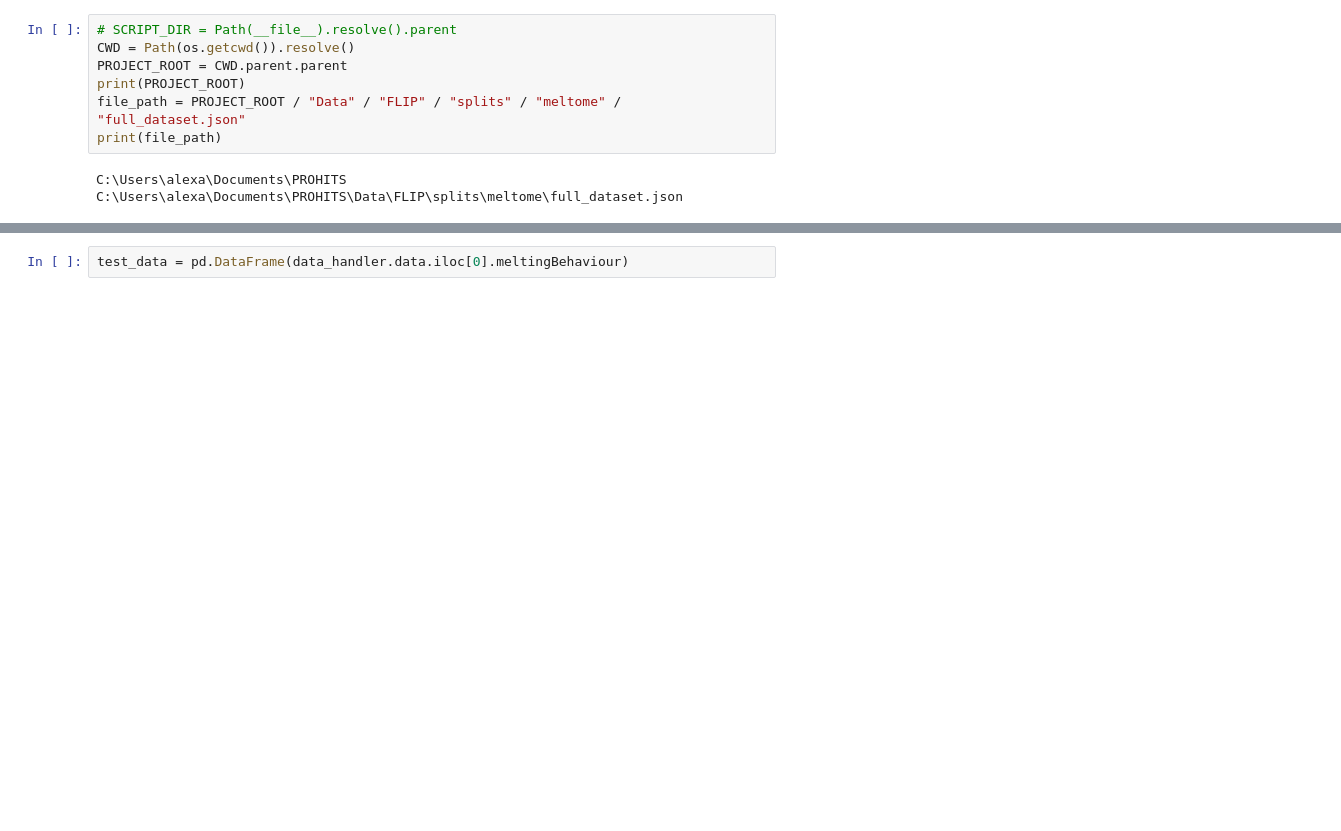
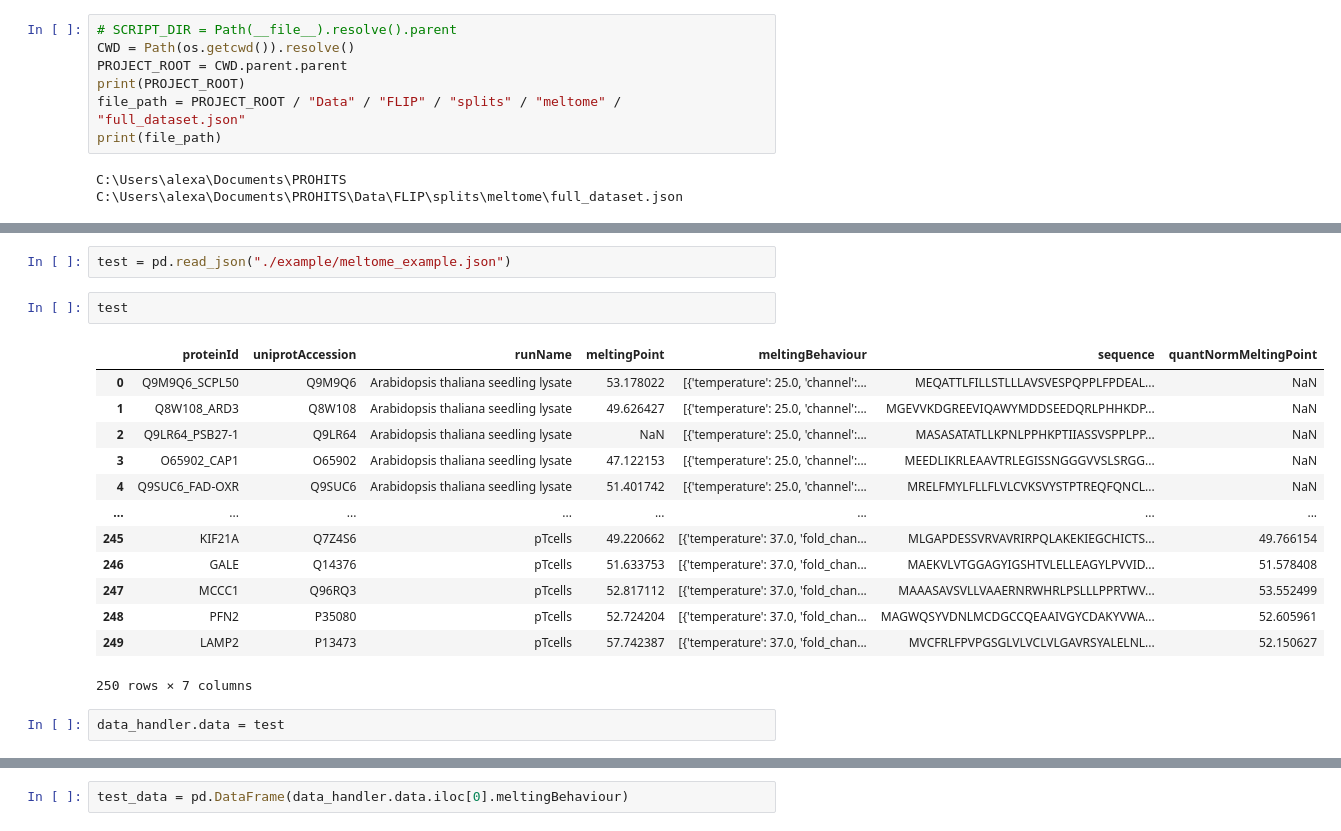
Before and after one commit to D3m0st3n/TPPCurveFitCLI, a Jupyter notebook: test.ipynb, the cells around one changed output, grey strips where cells are left out. Cells and saved outputs as stored; diff of their text form; blank space fills up the shorter version.

Commit message:
Argument parsing and example data for testing

```diff
--- a/test.ipynb
+++ b/test.ipynb
@@ -49,2 +54,22 @@ print(data_handler.data.shape)
 (221203, 7)
 (2500, 7)
+# %%
+test = pd.read_json("./example/meltome_example.json")
+# %%
+test
+# %% [output]
+|  | proteinId | uniprotAccession | runName | meltingPoint | meltingBehaviour | sequence | quantNormMeltingPoint |
+| 0 | Q9M9Q6_SCPL50 | Q9M9Q6 | Arabidopsis thaliana seedling lysate | 53.178022 | [{'temperature': 25.0, 'channel':... | MEQATTLFILLSTLLLAVSVESPQPPLFPDEAL... | NaN |
+| 1 | Q8W108_ARD3 | Q8W108 | Arabidopsis thaliana seedling lysate | 49.626427 | [{'temperature': 25.0, 'channel':... | MGEVVKDGREEVIQAWYMDDSEEDQRLPHHKDP... | NaN |
+| 2 | Q9LR64_PSB27-1 | Q9LR64 | Arabidopsis thaliana seedling lysate | NaN | [{'temperature': 25.0, 'channel':... | MASASATATLLKPNLPPHKPTIIASSVSPPLPP... | NaN |
+| 3 | O65902_CAP1 | O65902 | Arabidopsis thaliana seedling lysate | 47.122153 | [{'temperature': 25.0, 'channel':... | MEEDLIKRLEAAVTRLEGISSNGGGVVSLSRGG... | NaN |
+| 4 | Q9SUC6_FAD-OXR | Q9SUC6 | Arabidopsis thaliana seedling lysate | 51.401742 | [{'temperature': 25.0, 'channel':... | MRELFMYLFLLFLVLCVKSVYSTPTREQFQNCL... | NaN |
+| ... | ... | ... | ... | ... | ... | ... | ... |
+| 245 | KIF21A | Q7Z4S6 | pTcells | 49.220662 | [{'temperature': 37.0, 'fold_chan... | MLGAPDESSVRVAVRIRPQLAKEKIEGCHICTS... | 49.766154 |
+| 246 | GALE | Q14376 | pTcells | 51.633753 | [{'temperature': 37.0, 'fold_chan... | MAEKVLVTGGAGYIGSHTVLELLEAGYLPVVID... | 51.578408 |
+| 247 | MCCC1 | Q96RQ3 | pTcells | 52.817112 | [{'temperature': 37.0, 'fold_chan... | MAAASAVSVLLVAAERNRWHRLPSLLLPPRTWV... | 53.552499 |
+| 248 | PFN2 | P35080 | pTcells | 52.724204 | [{'temperature': 37.0, 'fold_chan... | MAGWQSYVDNLMCDGCCQEAAIVGYCDAKYVWA... | 52.605961 |
+| 249 | LAMP2 | P13473 | pTcells | 57.742387 | [{'temperature': 37.0, 'fold_chan... | MVCFRLFPVPGSGLVLVCLVLGAVRSYALELNL... | 52.150627 |
+250 rows × 7 columns
+# %%
+data_handler.data = test
```
Also changed, not shown: parts of 5 cells of this notebook, 5 other files.
